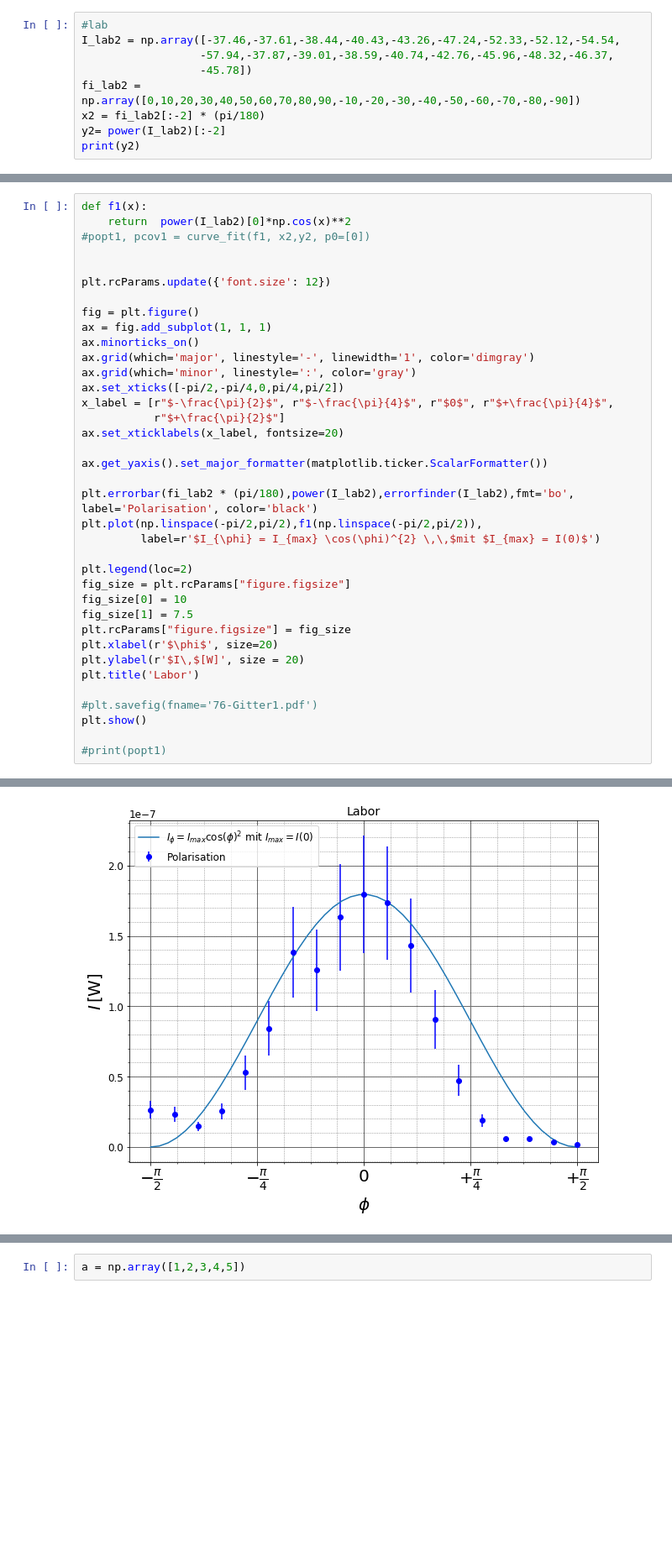
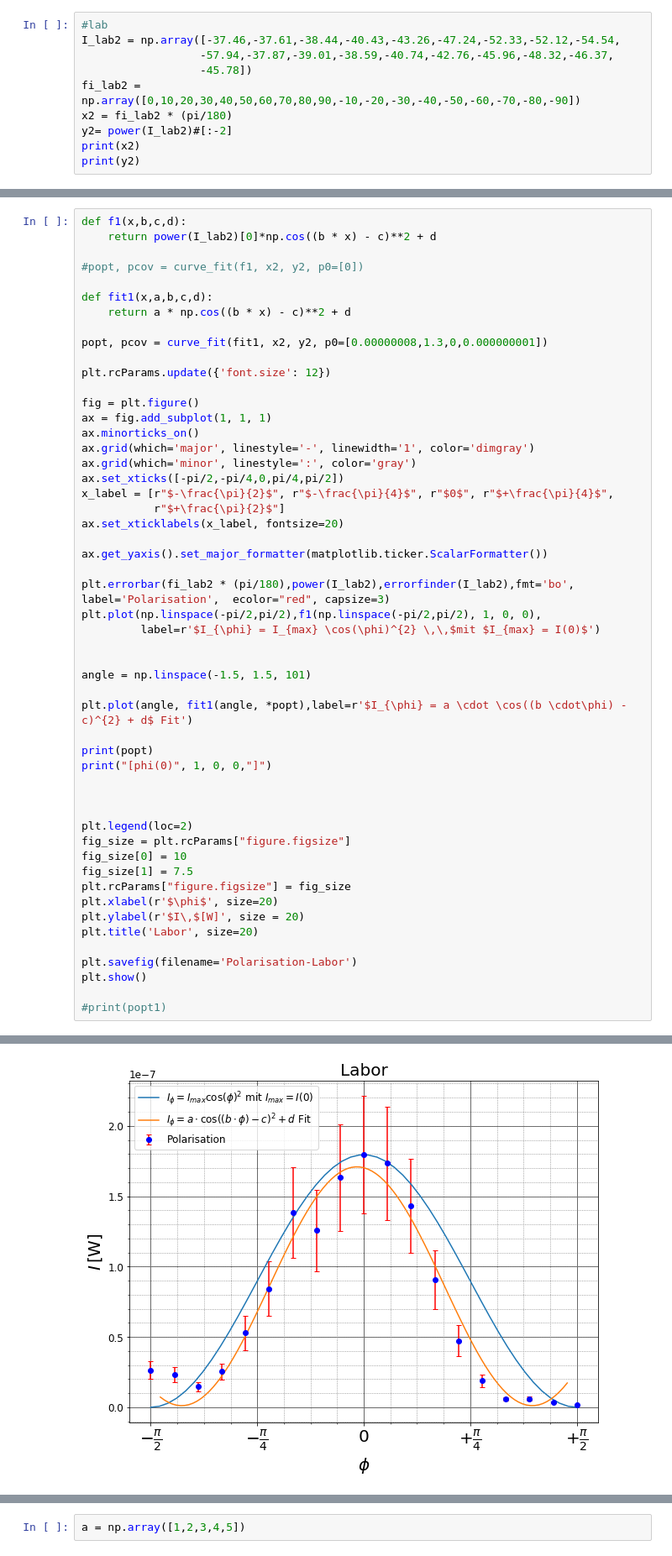
Before and after one commit to BigThonkers/AP2-Antenne, a Jupyter notebook: Rechnungen/Polarisation.ipynb, the cells around one changed output, grey strips where cells are left out. Shown at 84% size. Saved outputs shown, nothing was run; the diff lists cells and outputs as text; blank space fills up the shorter version.

```diff
--- a/Rechnungen/Polarisation.ipynb
+++ b/Rechnungen/Polarisation.ipynb
@@ -106,7 +127,8 @@ I_lab2 = np.array([-37.46,-37.61,-38.44,-40.43,-43.26,-47.24,-52.33,-52.12,-54.5
                   -57.94,-37.87,-39.01,-38.59,-40.74,-42.76,-45.96,-48.32,-46.37,
                   -45.78])
 fi_lab2 = np.array([0,10,20,30,40,50,60,70,80,90,-10,-20,-30,-40,-50,-60,-70,-80,-90])
-x2 = fi_lab2[:-2] * (pi/180)
-y2= power(I_lab2)[:-2]
+x2 = fi_lab2 * (pi/180)
+y2= power(I_lab2)#[:-2]
+print(x2)
 print(y2)
 # %% [output]
@@ -118,8 +144,13 @@ print(y2)
 # %%
-def f1(x):
-    return  power(I_lab2)[0]*np.cos(x)**2
-#popt1, pcov1 = curve_fit(f1, x2,y2, p0=[0])
+def f1(x,b,c,d):
+    return power(I_lab2)[0]*np.cos((b * x) - c)**2 + d
 
+#popt, pcov = curve_fit(f1, x2, y2, p0=[0])
+
+def fit1(x,a,b,c,d):
+    return a * np.cos((b * x) - c)**2 + d
+
+popt, pcov = curve_fit(fit1, x2, y2, p0=[0.00000008,1.3,0,0.000000001])
 
 plt.rcParams.update({'font.size': 12})
 
@@ -135,9 +166,19 @@ ax.set_xticklabels(x_label, fontsize=20)
 
 ax.get_yaxis().set_major_formatter(matplotlib.ticker.ScalarFormatter())
 
-plt.errorbar(fi_lab2 * (pi/180),power(I_lab2),errorfinder(I_lab2),fmt='bo', label='Polarisation', color='black')
-plt.plot(np.linspace(-pi/2,pi/2),f1(np.linspace(-pi/2,pi/2)),
+plt.errorbar(fi_lab2 * (pi/180),power(I_lab2),errorfinder(I_lab2),fmt='bo', label='Polarisation',  ecolor="red", capsize=3)
+plt.plot(np.linspace(-pi/2,pi/2),f1(np.linspace(-pi/2,pi/2), 1, 0, 0),
          label=r'$I_{\phi} = I_{max} \cos(\phi)^{2} \,\,$mit $I_{max} = I(0)$')
+
+
+angle = np.linspace(-1.5, 1.5, 101)
+
+plt.plot(angle, fit1(angle, *popt),label=r'$I_{\phi} = a \cdot \cos((b \cdot\phi) - c)^{2} + d$ Fit')
+
+print(popt)
+print("[phi(0)", 1, 0, 0,"]")
+
+
 
 plt.legend(loc=2)
 fig_size = plt.rcParams["figure.figsize"]
@@ -146,9 +187,9 @@ fig_size[1] = 7.5
 plt.rcParams["figure.figsize"] = fig_size
 plt.xlabel(r'$\phi$', size=20)
 plt.ylabel(r'$I\,$[W]', size = 20)
-plt.title('Labor')
+plt.title('Labor', size=20)
 
-#plt.savefig(fname='76-Gitter1.pdf')
+plt.savefig(filename='Polarisation-Labor')
 plt.show()
 
 #print(popt1)
@@ -156,2 +199,2 @@ plt.show()
-[figure, old version]
+[figure, new version]
 # %%
```
Also changed, not shown: parts of 4 cells of this notebook, 13 other files.
